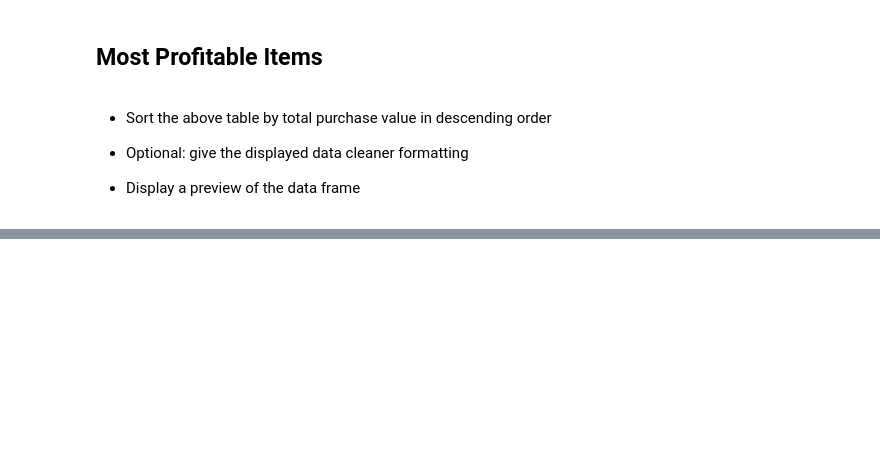
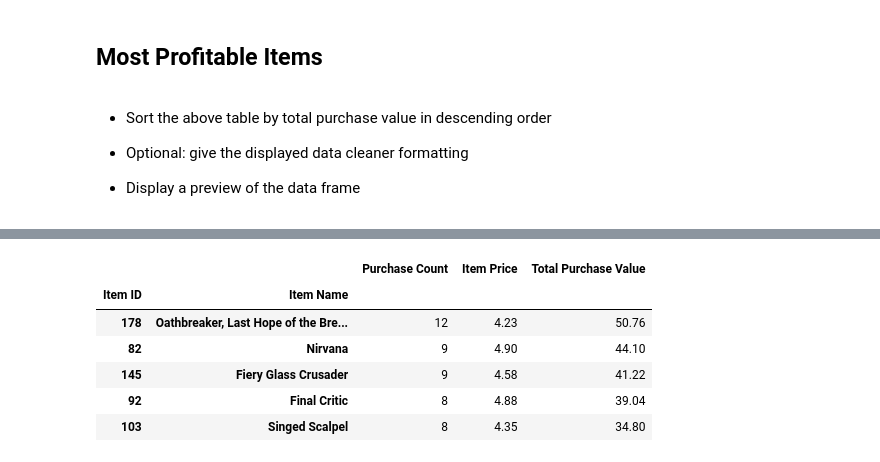
Before and after one commit to plyusha/HOP, a Jupyter notebook: HeroesOfPymoli_starter.ipynb, the cells around one changed output, grey strips where cells are left out. Cells and saved outputs as stored; diff of their text form; code cells hidden in the pictures; blank space fills up the shorter version.

```diff
--- a/HeroesOfPymoli_starter.ipynb
+++ b/HeroesOfPymoli_starter.ipynb
@@ -369,0 +361,24 @@ top_spenders.style.format({'Average Purchase Price': "${:.2f}",
+# %%
+# Retrieving the Item ID, Item Name, and Item Price columns
+popular_df = purchase_data[['Item ID','Item Name', 'Price']]
+
+# Calculating purchase count per item
+purchase_count = popular_df.groupby(['Item ID', 'Item Name']).count()['Price'].rename('Purchase Count')
+
+# Calculating item price
+item_price = popular_df.groupby(['Item ID', 'Item Name']).mean()['Price'].rename('Item Price')
+
+# Calculating total purchase value per item
+total_purchase_value = popular_df.groupby(['Item ID', 'Item Name']).sum()['Price'].rename('Total Purchase Value')
+
+# Creating data frame table
+most_popular_items1 = pd.DataFrame({'Purchase Count': purchase_count,
+                                    'Item Price': item_price,
+                                   'Total Purchase Value': total_purchase_value})
+
+# Sorting data frame table by 'Total Purchase Value' column in descending order
+most_popular_items = most_popular_items1.sort_values(by='Purchase Count', ascending=False).head()
+
+# Formatting and displaying final summary data frame
+most_popular_items.style.format({'Item Price': "${:.2f}",
+                          'Total Purchase Value': "${:.2f}"})
@@ -388,0 +403,12 @@ top_spenders.style.format({'Average Purchase Price': "${:.2f}",
+# %%
+# Sorting data frame table by 'Total Purchase Value' column in descending order
+most_popular_items = most_popular_items1.sort_values(by='Total Purchase Value', ascending=False).head()
+most_popular_items
+# %% [output]
+|  |  | Purchase Count | Item Price | Total Purchase Value |
+| Item ID | Item Name |  |  |  |
+| 178 | Oathbreaker, Last Hope of the Bre... | 12 | 4.23 | 50.76 |
+| 82 | Nirvana | 9 | 4.90 | 44.10 |
+| 145 | Fiery Glass Crusader | 9 | 4.58 | 41.22 |
+| 92 | Final Critic | 8 | 4.88 | 39.04 |
+| 103 | Singed Scalpel | 8 | 4.35 | 34.80 |
```
Also changed, not shown: parts of 4 cells of this notebook.
